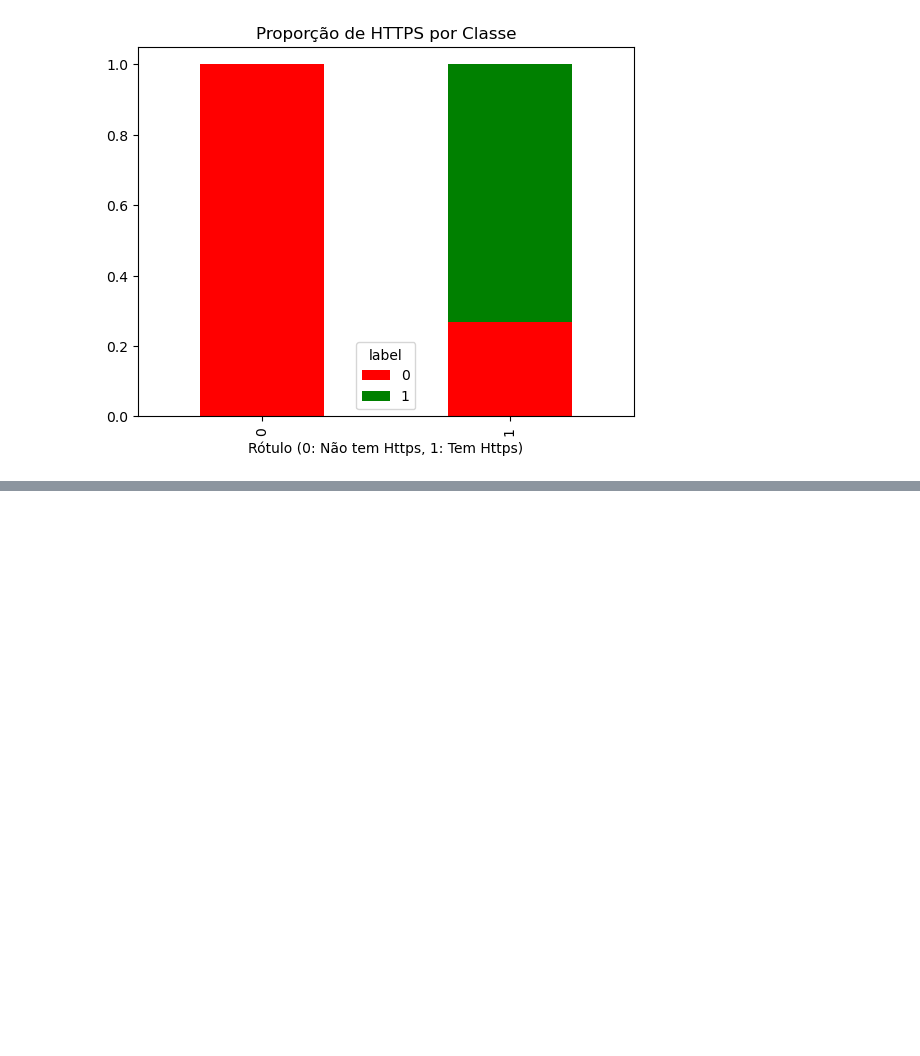
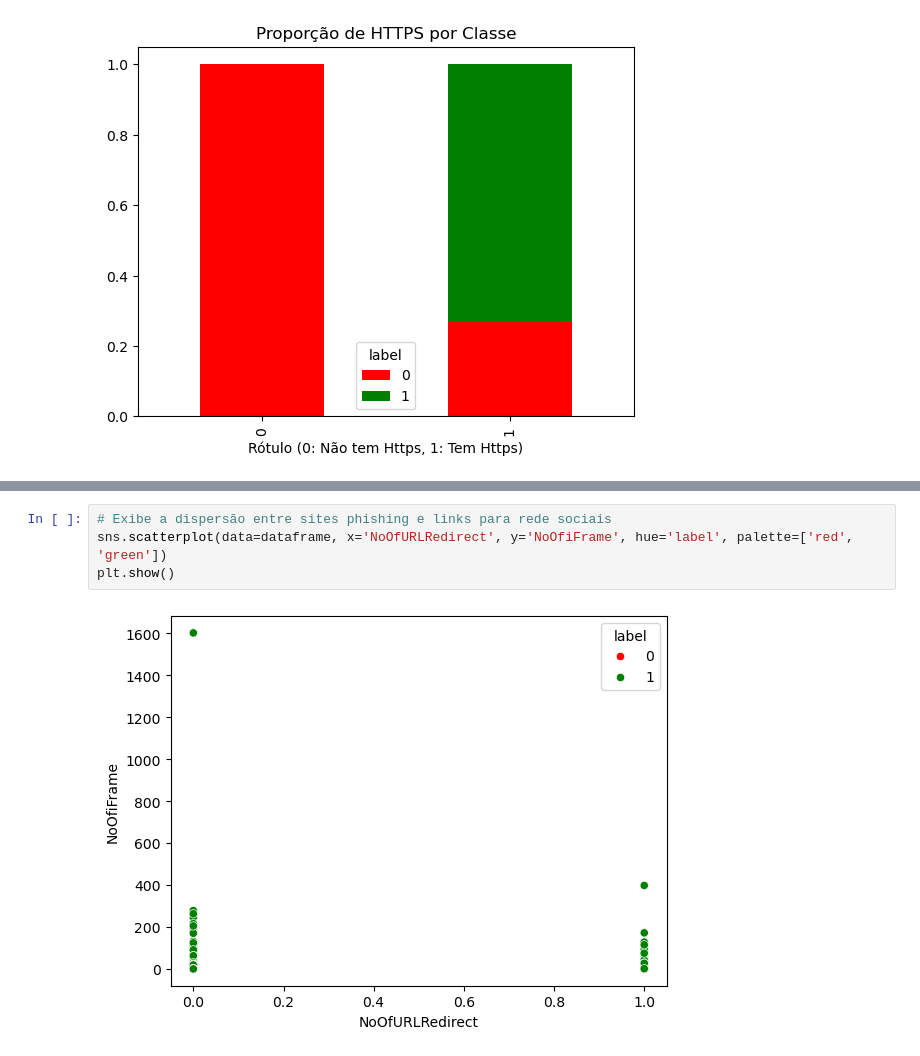
Before and after one commit to yury-miguel/Url_Sentinela, a Jupyter notebook: notebooks/analise_exploratoria.ipynb, the cells around one changed output, grey strips where cells are left out. Drawn from its saved outputs; the diff is of its cells as text; blank space fills up the shorter version.

```diff
--- a/notebooks/analise_exploratoria.ipynb
+++ b/notebooks/analise_exploratoria.ipynb
@@ -230,0 +284,6 @@ plt.show()
+# %%
+# Exibe a dispersão entre sites phishing e links para rede sociais
+sns.scatterplot(data=dataframe, x='NoOfURLRedirect', y='NoOfiFrame', hue='label', palette=['red', 'green'])
+plt.show()
+# %% [output]
+[figure, added]
```
Also changed, not shown: parts of 3 cells of this notebook, 1 other file.
